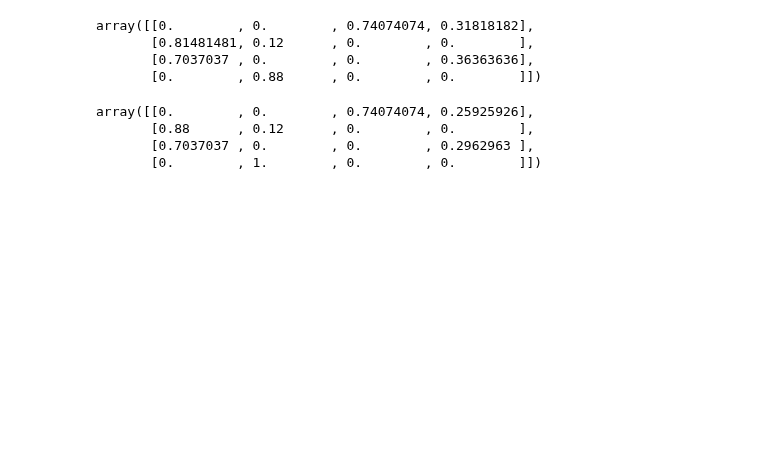
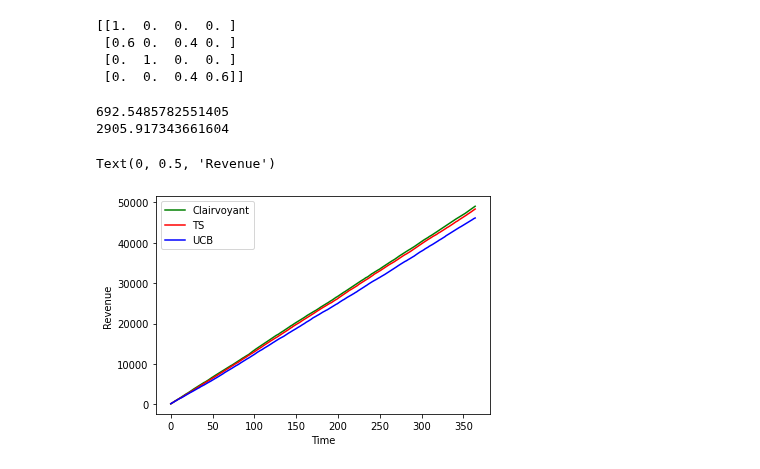
Before and after one commit to AliceCasali/Data_Intelligence_Application, a Jupyter notebook: step5.ipynb, the cells around one changed output. Drawn from its saved outputs; the diff is of its cells as text; code cells hidden in the pictures; blank space fills up the shorter version.

Commit message:
step5 with clairvoyant and ts

```diff
--- a/step5.ipynb
+++ b/step5.ipynb
@@ -6,14 +6,19 @@ from mab.ucb_learner import *
 from utilities import *
 # %%
 shop_ucb = Shop.Shop()
+shop_ts = Shop.Shop()
+shop_clairvoyant = Shop.Shop()
 
 env = Environment.Environment(shop_ucb.prices1, shop_ucb.prices2, shop_ucb.discounts)
 
 shop_ucb.set_conv_rate(env.true_conv1, env.true_conv2)
+shop_ts.set_conv_rate(env.true_conv1, env.true_conv2)
+shop_clairvoyant.set_conv_rate(env.true_conv1, env.true_conv2)
 
 arms = [(i, j) for i in range(shop_ucb.n_classes) for j in range(len(shop_ucb.discounts))]
 n_arms = len(arms)
 shop_ucb.set_assignment_learner('UCB', n_arms)
+shop_ts.set_assignment_learner('TS', n_arms)
 # %%
 price1_index = 1
 price2_index = 3
@@ -138,14 +31,17 @@ array([28, 23, 27, 26])
-# %%
-promo_fractions / shop_ucb.customers
-# %% [output]
-array([[0.        , 0.        , 0.74074074, 0.31818182],
-       [0.81481481, 0.12      , 0.        , 0.        ],
-       [0.7037037 , 0.        , 0.        , 0.36363636],
-       [0.        , 0.88      , 0.        , 0.        ]])
-# %%
-promo_fractions / shop_ucb.customers.reshape(4,1)
-# %% [output]
-array([[0.        , 0.        , 0.74074074, 0.25925926],
-       [0.88      , 0.12      , 0.        , 0.        ],
-       [0.7037037 , 0.        , 0.        , 0.2962963 ],
-       [0.        , 1.        , 0.        , 0.        ]])
+# %%
+#get clairvoyant promo fractions
+shop_clairvoyant.set_expected_customers(np.array([25, 25, 25, 25]))
+
+cec = shop_clairvoyant.get_customer_list()
+cep = shop_clairvoyant.get_promo_list(generated_promo_ratios)
+
+cmt = shop_clairvoyant.get_clairvoyant_matching(cec, cep, price1_index, price2_index)
+
+clairvoyant_promo_fractions = shop_clairvoyant.get_promo_fractions_from_tuples(cmt)
+
+print(clairvoyant_promo_fractions)
+# %% [output]
+[[1.  0.  0.  0. ]
+ [0.6 0.  0.4 0. ]
+ [0.  1.  0.  0. ]
+ [0.  0.  0.4 0.6]]
@@ -151,0 +151,19 @@ array([[0.        , 0.        , 0.74074074, 0.25925926],
+# %%
+print(np.cumsum(c_rewards_per_class_per_day)[-1] - np.cumsum(ts_rewards_per_class_per_day)[-1])
+print(np.cumsum(c_rewards_per_class_per_day)[-1] - np.cumsum(u_rewards_per_class_per_day)[-1])
+# %% [output]
+692.5485782551405
+2905.917343661604
+# %%
+import matplotlib.pyplot as plt
+plt.plot(np.cumsum(c_rewards_per_class_per_day), color='green', label='Clairvoyant')
+plt.plot(np.cumsum(ts_rewards_per_class_per_day), color='red', label='TS')
+plt.plot(np.cumsum(u_rewards_per_class_per_day), color='blue', label='UCB')
+#plt.plot(np.cumsum(c_expected_per_day), color='black', label='Expected')
+
+plt.legend()
+plt.xlabel('Time')
+plt.ylabel('Revenue')
+# %% [output]
+Text(0, 0.5, 'Revenue')
+[figure, added]
```
Also changed, not shown: parts of 8 cells of this notebook, 4 other files.
